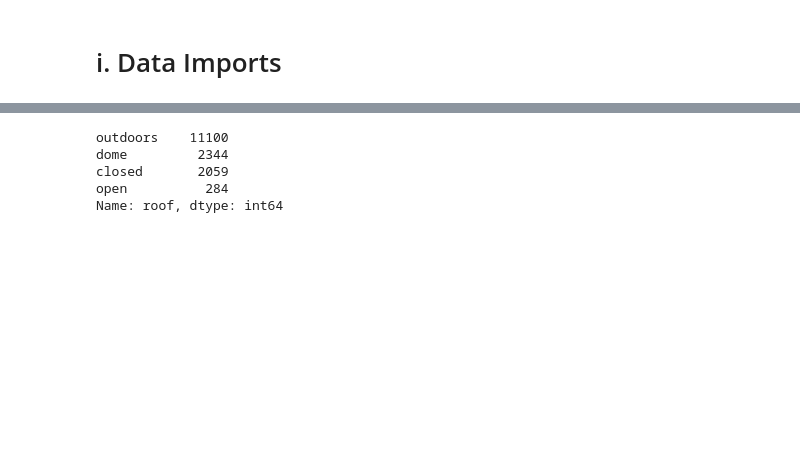
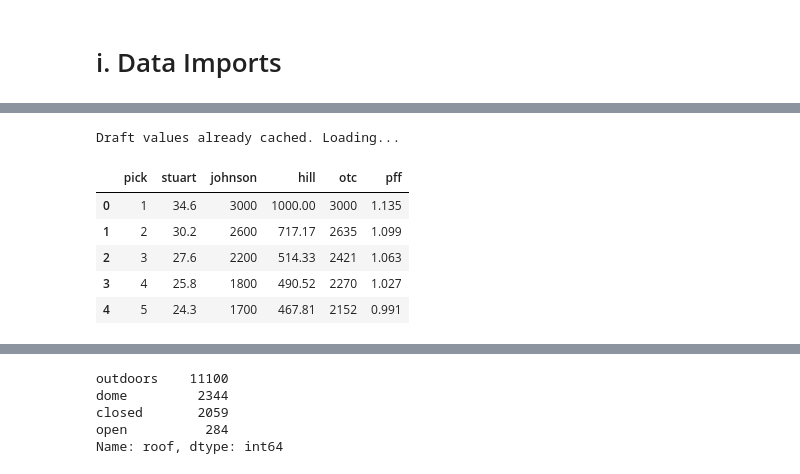
Before and after one commit to lneuendorf/nfl-field-goal-model, a Jupyter notebook: notebooks/1_feature_engineering.ipynb, the cells around one changed output, grey strips where cells are left out. Cells and saved outputs as stored; diff of their text form; code cells hidden in the pictures; blank space fills up the shorter version.

```diff
--- a/notebooks/1_feature_engineering.ipynb
+++ b/notebooks/1_feature_engineering.ipynb
@@ -75,0 +129,20 @@ Total rows: 721,564
+# %%
+data_root = Path('../data/raw/draft_values')
+data_root.mkdir(parents=True, exist_ok=True)
+
+if not (data_root / "draft_values.parquet").exists():
+    print("Draft values not found. Downloading...")
+    draft_values = nfl.import_draft_values()
+    draft_values.to_parquet(data_root / "draft_values.parquet", index=False)
+else:
+    print("Draft values already cached. Loading...")
+    draft_values = pd.read_parquet(data_root / "draft_values.parquet")
+draft_values.head()
+# %% [output]
+Draft values already cached. Loading...
+|  | pick | stuart | johnson | hill | otc | pff |
+| 0 | 1 | 34.6 | 3000 | 1000.00 | 3000 | 1.135 |
+| 1 | 2 | 30.2 | 2600 | 717.17 | 2635 | 1.099 |
+| 2 | 3 | 27.6 | 2200 | 514.33 | 2421 | 1.063 |
+| 3 | 4 | 25.8 | 1800 | 490.52 | 2270 | 1.027 |
+| 4 | 5 | 24.3 | 1700 | 467.81 | 2152 | 0.991 |
```
Also changed, not shown: parts of 15 cells of this notebook.
